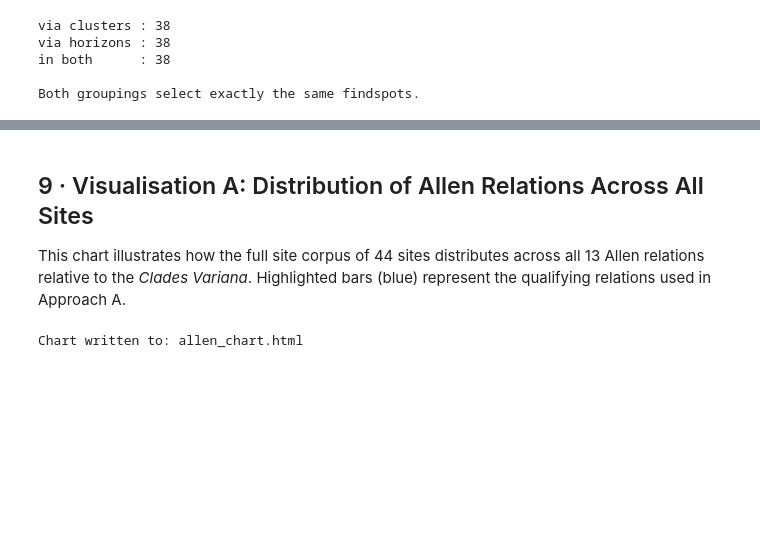
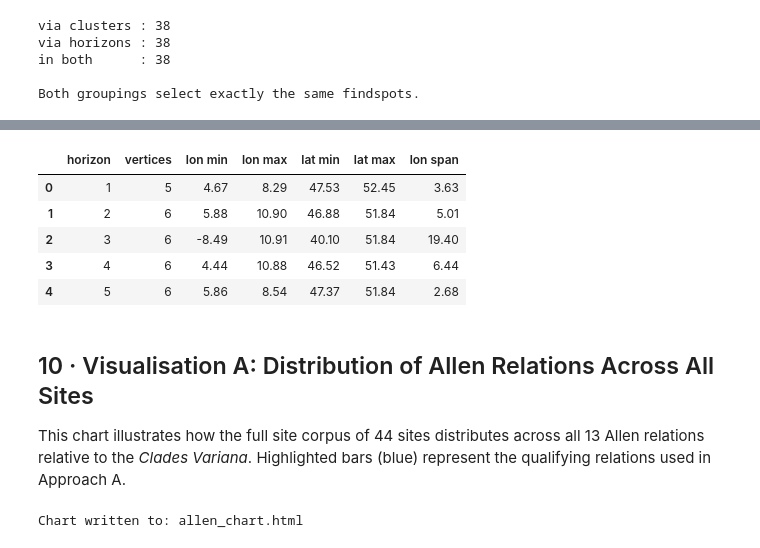
Before and after one commit to leiza-scit/CAA2026-alligator, a Jupyter notebook: notebook/clades_variana_temporal.ipynb, the cells around one changed output, grey strips where cells are left out. Saved outputs shown, nothing was run; the diff lists cells and outputs as text; code cells hidden in the pictures; blank space fills up the shorter version.

```diff
--- a/notebook/clades_variana_temporal.ipynb
+++ b/notebook/clades_variana_temporal.ipynb
@@ -512,5 +804,47 @@ Both groupings select exactly the same findspots.
+# %%
+import re
+
+q_h_geometry = """
+    PREFIX time:      <http://www.w3.org/2006/time#>
+    PREFIX rdfs:      <http://www.w3.org/2000/01/rdf-schema#>
+    PREFIX lado:      <http://archaeology.link/ontology#>
+    PREFIX skos:      <http://www.w3.org/2004/02/skos/core#>
+    PREFIX geosparql: <http://www.opengis.net/ont/geosparql#>
+
+    SELECT ?n ?wkt
+    WHERE {
+        ?horizon a lado:ChronologicalHorizon ;
+                 skos:notation                        ?n ;
+                 geosparql:hasGeometry/geosparql:asWKT ?wkt .
+    }
+    ORDER BY ?n
+"""
+
+extents = []
+for r in g.query(q_h_geometry):
+    pairs = re.findall(r"(-?\d+\.?\d*)\s+(-?\d+\.?\d*)", str(r[1]))
+    lons = [float(a) for a, _ in pairs]
+    lats = [float(b) for _, b in pairs]
+    extents.append({
+        "horizon":   int(str(r[0])),
+        "vertices":  len(pairs),
+        "lon min":   round(min(lons), 2),
+        "lon max":   round(max(lons), 2),
+        "lat min":   round(min(lats), 2),
+        "lat max":   round(max(lats), 2),
+        "lon span":  round(max(lons) - min(lons), 2),
+    })
+
+pd.DataFrame(extents)
+# %% [output]
+|  | horizon | vertices | lon min | lon max | lat min | lat max | lon span |
+| 0 | 1 | 5 | 4.67 | 8.29 | 47.53 | 52.45 | 3.63 |
+| 1 | 2 | 6 | 5.88 | 10.90 | 46.88 | 51.84 | 5.01 |
+| 2 | 3 | 6 | -8.49 | 10.91 | 40.10 | 51.84 | 19.40 |
+| 3 | 4 | 6 | 4.44 | 10.88 | 46.52 | 51.43 | 6.44 |
+| 4 | 5 | 6 | 5.86 | 8.54 | 47.37 | 51.84 | 2.68 |
 # %% [markdown]
-## 9 · Visualisation A: Distribution of Allen Relations Across All Sites
+## 10 · Visualisation A: Distribution of Allen Relations Across All Sites
 
 This chart illustrates how the full site corpus of 44 sites distributes across
 all 13 Allen relations relative to the *Clades Variana*.
```
Also changed, not shown: parts of 13 cells of this notebook, 2 other files.
